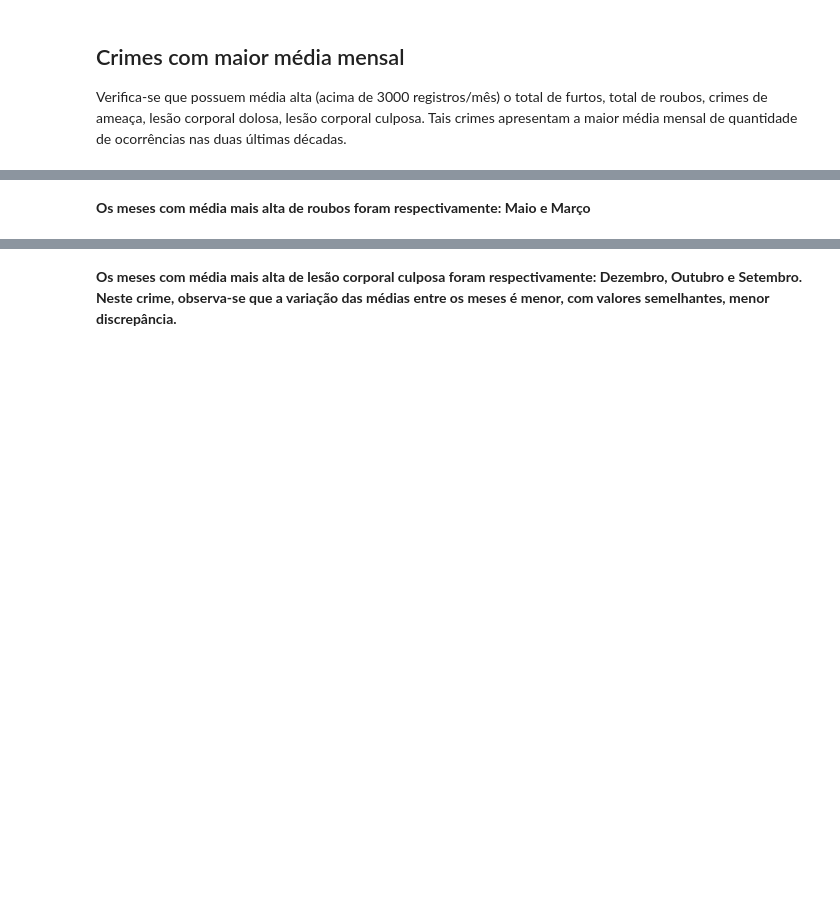
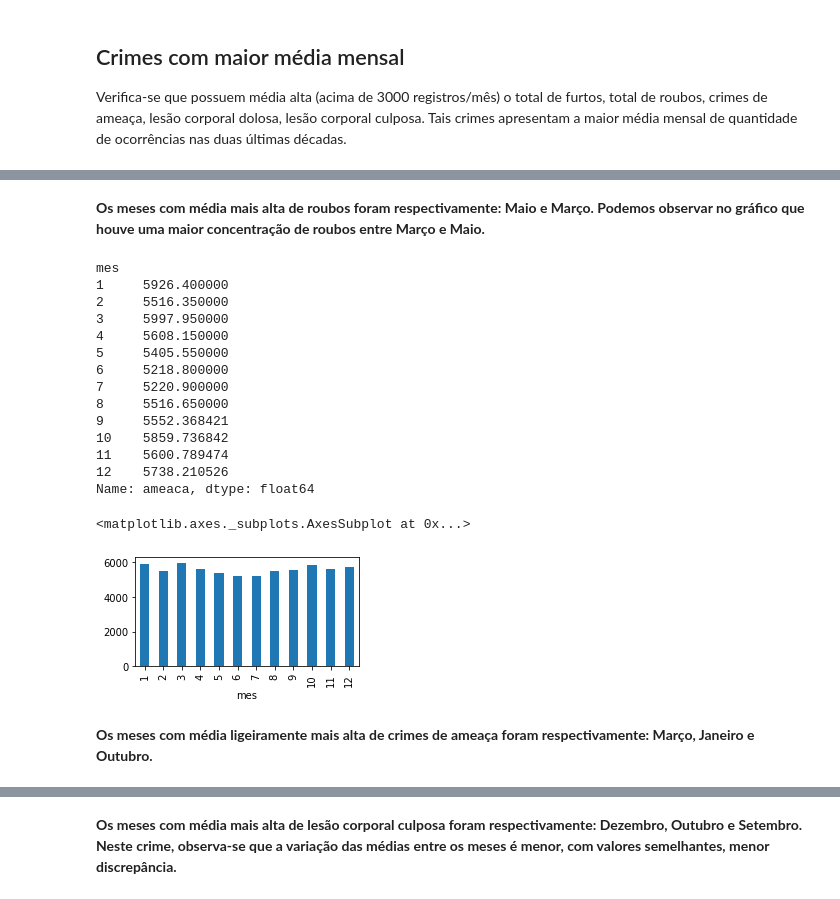
Before and after one commit to adrianadamata/Data_Science_Analise_Dados_Violencia_RJ, a Jupyter notebook: PROJETO_2_Analisando_a_Violência_no_Rio_de_Janeirob.ipynb, the cells around one changed output, grey strips where cells are left out. Saved outputs shown, nothing was run; the diff lists cells and outputs as text; code cells hidden in the pictures; blank space fills up the shorter version.

```diff
--- a/PROJETO_2_Analisando_a_Violência_no_Rio_de_Janeirob.ipynb
+++ b/PROJETO_2_Analisando_a_Violência_no_Rio_de_Janeirob.ipynb
@@ -247,3 +302,27 @@ Name: total_roubos, dtype: float64
+# %% [markdown]
+**Os meses com média mais alta de roubos foram respectivamente: Maio e Março. Podemos observar no gráfico que houve uma maior concentração de roubos entre Março e Maio.**
+# %%
+# Média de Crimes de Ameaça (1991 a 2019) separadas por mês: (mes 1 = janeiro; mes 12 = dezembro)
+media_ameaca = df_clean.groupby(['mes']).ameaca.mean()
+print(media_ameaca)
+media_ameaca.plot.bar(figsize=(4,2))
+# %% [output]
+mes
+1     5926.400000
+2     5516.350000
+3     5997.950000
+4     5608.150000
+5     5405.550000
+6     5218.800000
+7     5220.900000
+8     5516.650000
+9     5552.368421
+10    5859.736842
+11    5600.789474
+12    5738.210526
+Name: ameaca, dtype: float64
+<matplotlib.axes._subplots.AxesSubplot at 0x...>
+[figure, added]
 # %% [markdown]
-**Os meses com média mais alta de roubos foram respectivamente: Maio e Março**
+**Os meses com média ligeiramente mais alta de crimes de ameaça foram respectivamente: Março, Janeiro e Outubro.**
 # %%
```
Also changed, not shown: parts of 27 cells of this notebook.
